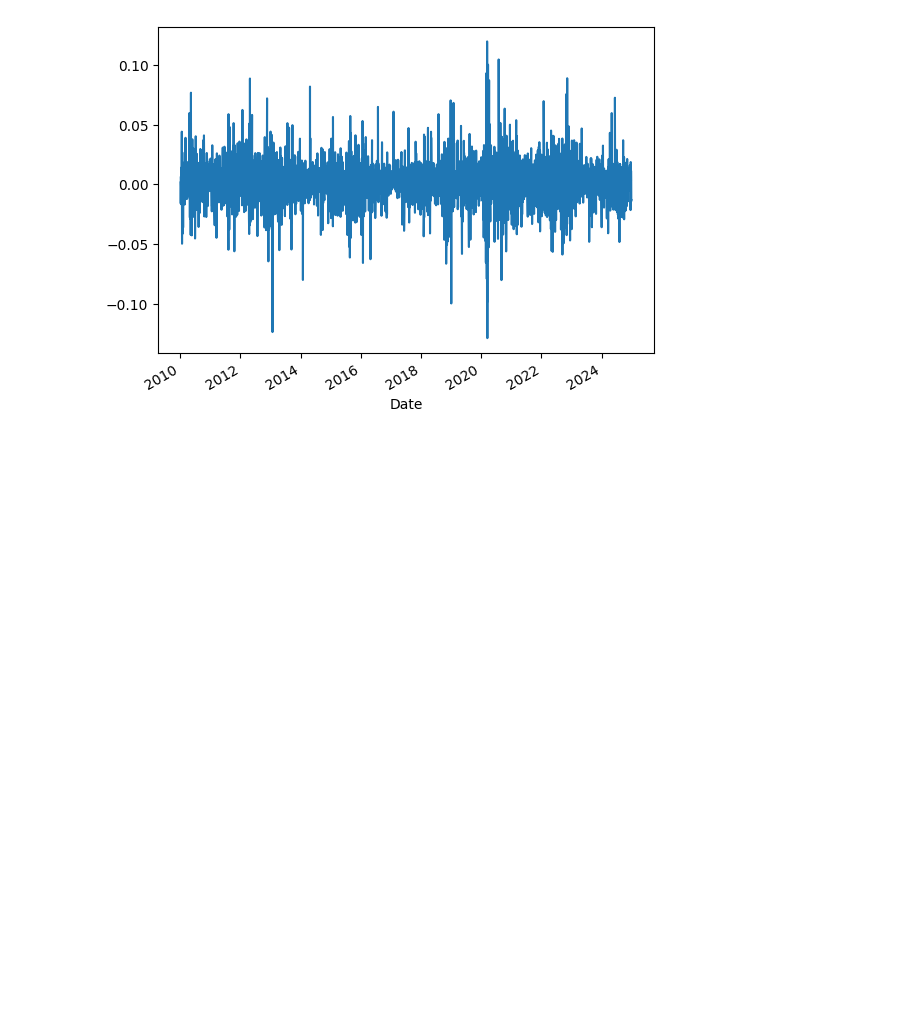
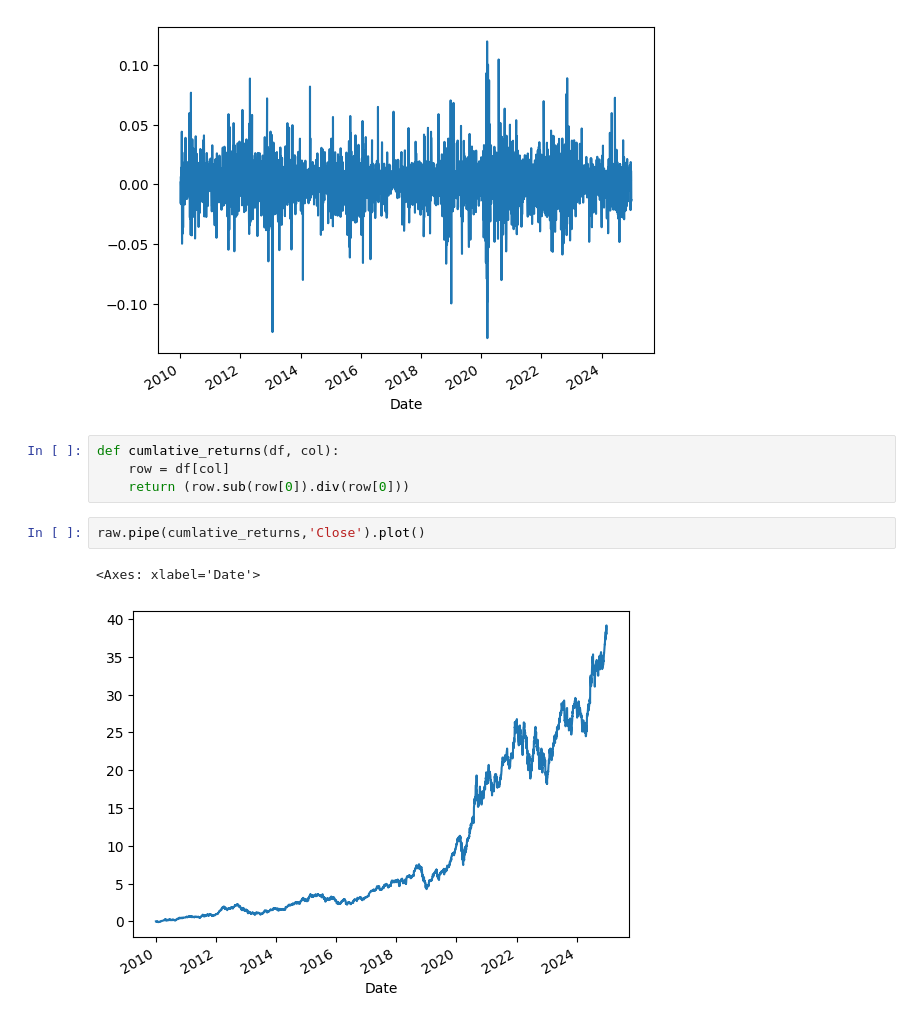
Before and after one commit to MohamedRamadanYakoup/30-Days-of-Code, a Jupyter notebook: Finance/note1.ipynb, the cells around one changed output. Saved outputs shown, nothing was run; the diff lists cells and outputs as text; blank space fills up the shorter version.

```diff
--- a/Finance/note1.ipynb
+++ b/Finance/note1.ipynb
@@ -81,3 +82,12 @@ raw.pct_change().Close.plot()
 # %% [output]
 <Axes: xlabel='Date'>
 [figure]
+# %%
+def cumlative_returns(df, col):
+    row = df[col]
+    return (row.sub(row[0]).div(row[0]))
+# %%
+raw.pipe(cumlative_returns,'Close').plot()
+# %% [output]
+<Axes: xlabel='Date'>
+[figure, added]
```
Also changed, not shown: parts of 4 cells of this notebook.
